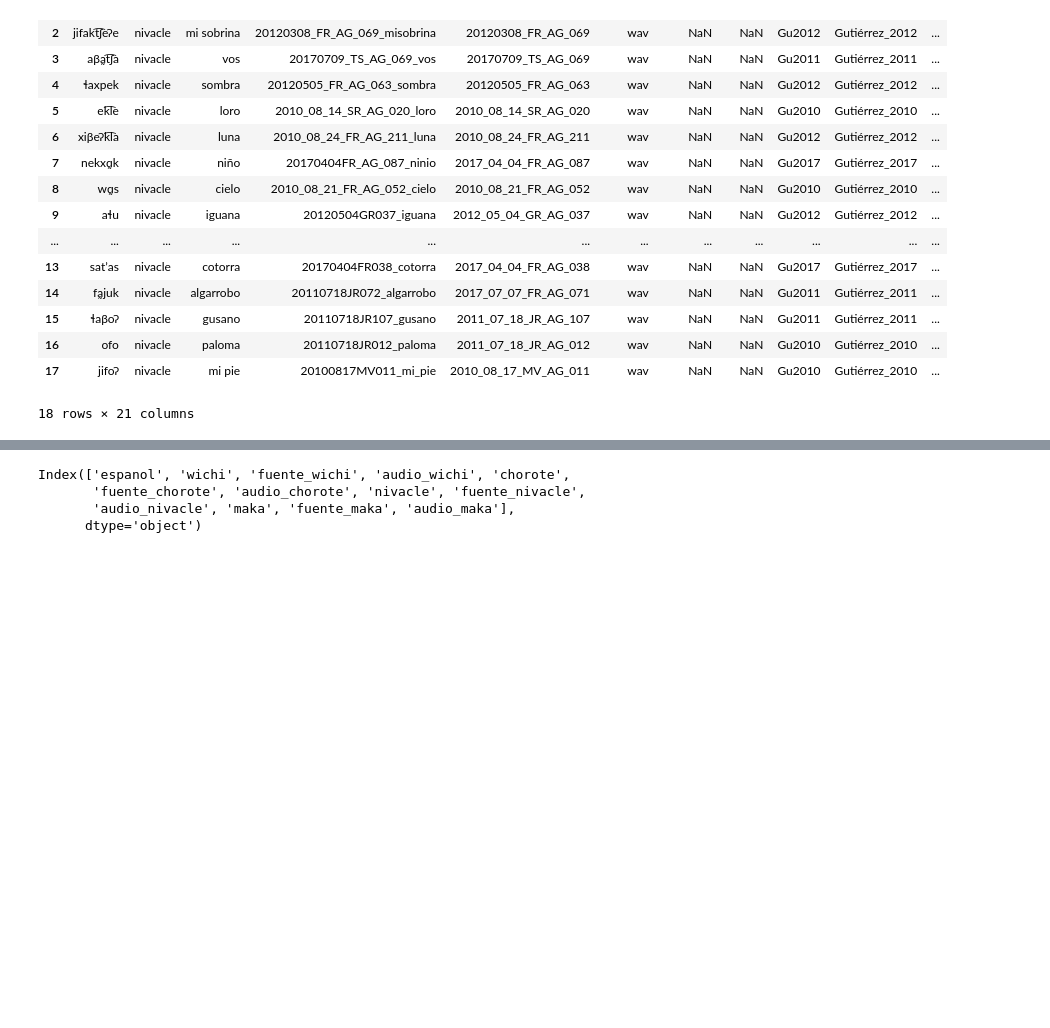
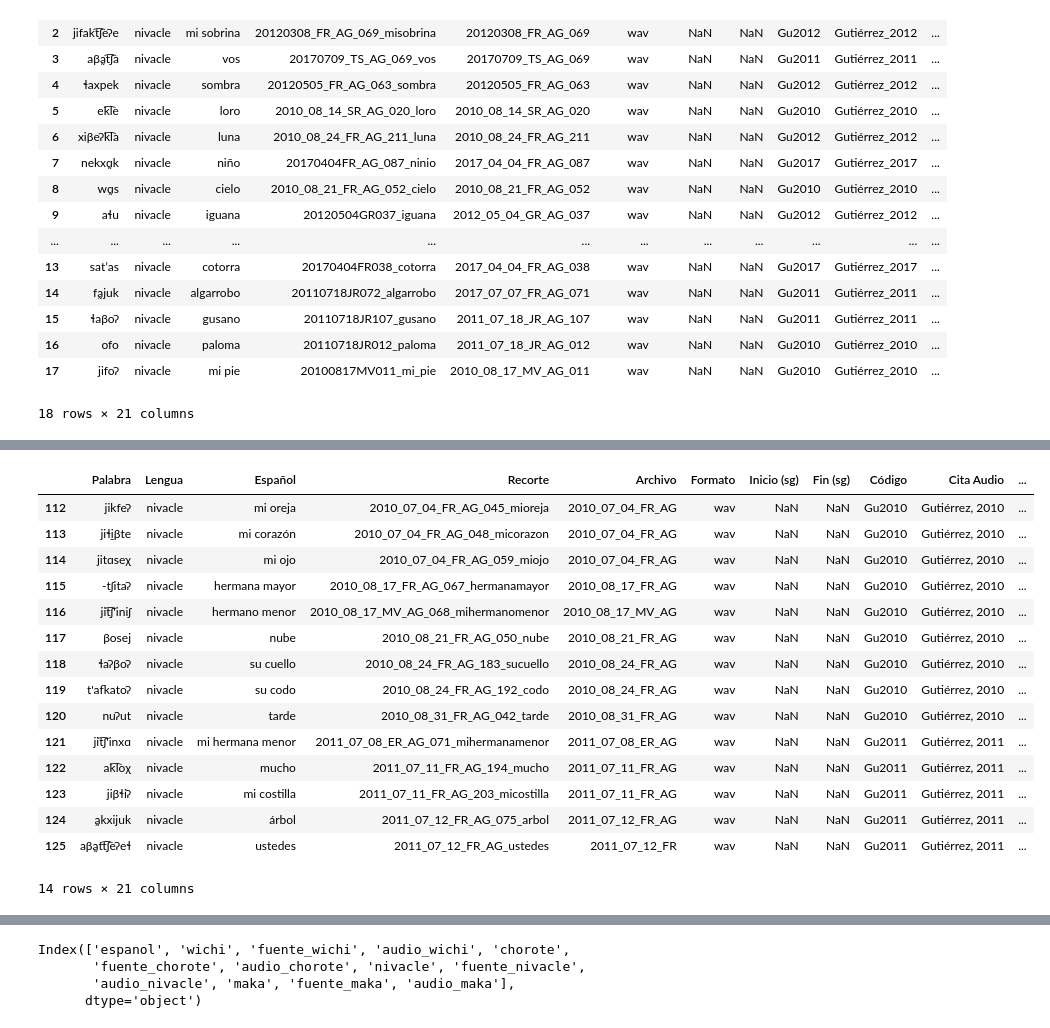
Before and after one commit to nidiah/PICT-2020, a Jupyter notebook: update-nivacle-words.ipynb, the cells around one changed output, grey strips where cells are left out. Saved outputs shown, nothing was run; the diff lists cells and outputs as text; code cells hidden in the pictures; blank space fills up the shorter version.

```diff
--- a/update-nivacle-words.ipynb
+++ b/update-nivacle-words.ipynb
@@ -214,0 +146,15 @@ Index(['Palabra', 'Lengua', 'Español', 'Recorte', 'Archivo', 'Formato',
+# %%
+def norm_filename(s):
+    return s.rsplit('_', 1)[0]#.replace('AG', '').replace('_', '')
+
+nuevas_niv1['Archivo'] = nuevas_niv1['Recorte'].map(norm_filename)
+nuevas_niv2['Archivo'] = nuevas_niv2['Recorte'].map(norm_filename)
+
+def norm_recorte1(s):
+    return s.rsplit('_', 1)[0].replace('AG', '').replace('_', '', 5)
+
+def norm_recorte2(s):
+    return s.rsplit('_', 1)[0].replace('AG', '').replace('_', '', 3)
+
+nuevas_niv1['Recorte'] = nuevas_niv1['Archivo'].map(norm_filename)
+nuevas_niv2['Recorte'] = nuevas_niv2['Archivo'].map(norm_filename)
@@ -214,0 +181,19 @@ Index(['Palabra', 'Lengua', 'Español', 'Recorte', 'Archivo', 'Formato',
+# %%
+nuevas_niv1
+# %% [output]
+|  | Palabra | Lengua | Español | Recorte | Archivo | Formato | Inicio (sg) | Fin (sg) | Código | Cita Audio | ... |
+| 112 | jikfeʔ | nivacle | mi oreja | 2010_07_04_FR_AG_045_mioreja | 2010_07_04_FR_AG | wav | NaN | NaN | Gu2010 | Gutiérrez, 2010 | ... |
+| 113 | jiɬḭβte | nivacle | mi corazón | 2010_07_04_FR_AG_048_micorazon | 2010_07_04_FR_AG | wav | NaN | NaN | Gu2010 | Gutiérrez, 2010 | ... |
+| 114 | jitɑseχ | nivacle | mi ojo | 2010_07_04_FR_AG_059_miojo | 2010_07_04_FR_AG | wav | NaN | NaN | Gu2010 | Gutiérrez, 2010 | ... |
+| 115 | -tʃitaʔ | nivacle | hermana mayor | 2010_08_17_FR_AG_067_hermanamayor | 2010_08_17_FR_AG | wav | NaN | NaN | Gu2010 | Gutiérrez, 2010 | ... |
+| 116 | jit͡ʃ'iniʃ | nivacle | hermano menor | 2010_08_17_MV_AG_068_mihermanomenor | 2010_08_17_MV_AG | wav | NaN | NaN | Gu2010 | Gutiérrez, 2010 | ... |
+| 117 | βosej | nivacle | nube | 2010_08_21_FR_AG_050_nube | 2010_08_21_FR_AG | wav | NaN | NaN | Gu2010 | Gutiérrez, 2010 | ... |
+| 118 | ɬaʔβoʔ | nivacle | su cuello | 2010_08_24_FR_AG_183_sucuello | 2010_08_24_FR_AG | wav | NaN | NaN | Gu2010 | Gutiérrez, 2010 | ... |
+| 119 | t'afkatoʔ | nivacle | su codo | 2010_08_24_FR_AG_192_codo | 2010_08_24_FR_AG | wav | NaN | NaN | Gu2010 | Gutiérrez, 2010 | ... |
+| 120 | nuʔut | nivacle | tarde | 2010_08_31_FR_AG_042_tarde | 2010_08_31_FR_AG | wav | NaN | NaN | Gu2010 | Gutiérrez, 2010 | ... |
+| 121 | jit͡ʃ'inxɑ | nivacle | mi hermana menor | 2011_07_08_ER_AG_071_mihermanamenor | 2011_07_08_ER_AG | wav | NaN | NaN | Gu2011 | Gutiérrez, 2011 | ... |
+| 122 | ak͡loχ | nivacle | mucho | 2011_07_11_FR_AG_194_mucho | 2011_07_11_FR_AG | wav | NaN | NaN | Gu2011 | Gutiérrez, 2011 | ... |
+| 123 | jiβɬiʔ | nivacle | mi costilla | 2011_07_11_FR_AG_203_micostilla | 2011_07_11_FR_AG | wav | NaN | NaN | Gu2011 | Gutiérrez, 2011 | ... |
+| 124 | a̰kxijuk | nivacle | árbol | 2011_07_12_FR_AG_075_arbol | 2011_07_12_FR_AG | wav | NaN | NaN | Gu2011 | Gutiérrez, 2011 | ... |
+| 125 | aβa̰tt͡ʃeʔeɬ | nivacle | ustedes | 2011_07_12_FR_AG_ustedes | 2011_07_12_FR | wav | NaN | NaN | Gu2011 | Gutiérrez, 2011 | ... |
+14 rows × 21 columns
```
Also changed, not shown: parts of 14 cells of this notebook.
